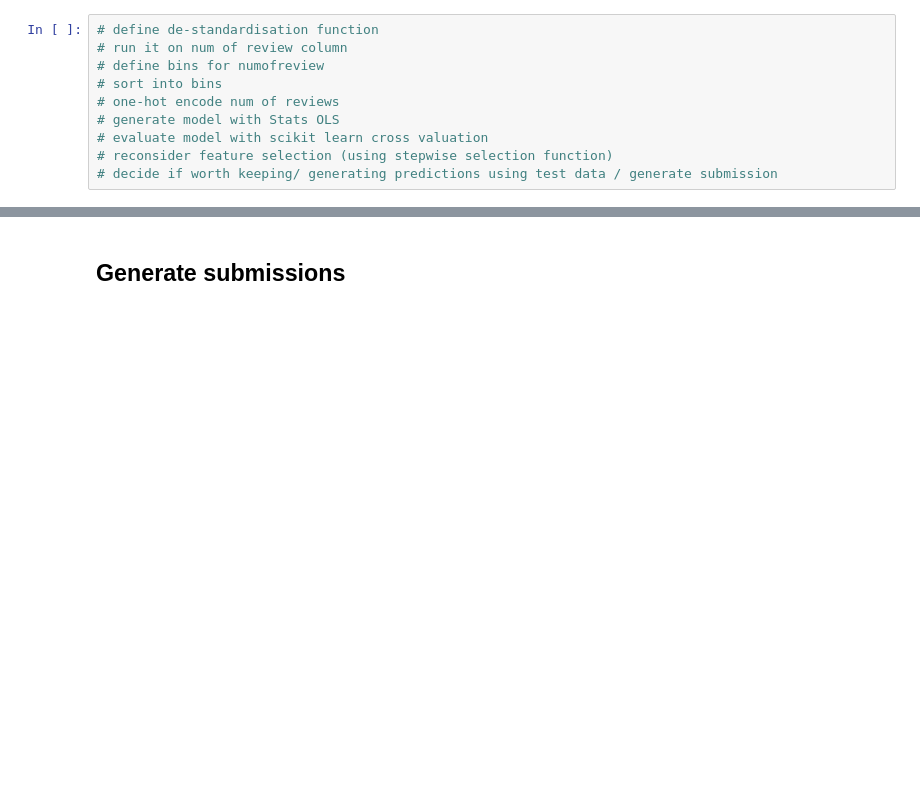
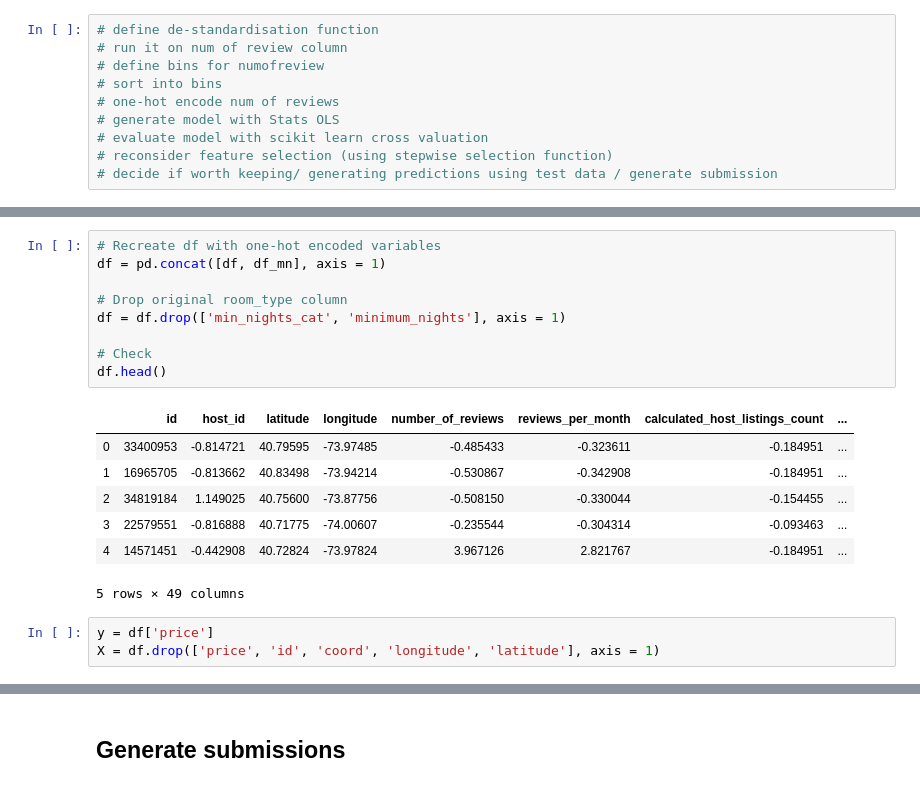
Before and after one commit to nadinezab/airbnb-kaggle-comp, a Jupyter notebook: AirBnB.ipynb, the cells around one changed output, grey strips where cells are left out. Saved outputs shown, nothing was run; the diff lists cells and outputs as text; blank space fills up the shorter version.

```diff
--- a/AirBnB.ipynb
+++ b/AirBnB.ipynb
@@ -1042,0 +1130,20 @@ array([66.6228012 , 69.11753819, 66.38626955, 70.0099942 , 68.45989224,
+# %%
+# Recreate df with one-hot encoded variables
+df = pd.concat([df, df_mn], axis = 1)
+
+# Drop original room_type column
+df = df.drop(['min_nights_cat', 'minimum_nights'], axis = 1)
+
+# Check
+df.head()
+# %% [output]
+|  | id | host_id | latitude | longitude | number_of_reviews | reviews_per_month | calculated_host_listings_count | ... |
+| 0 | 33400953 | -0.814721 | 40.79595 | -73.97485 | -0.485433 | -0.323611 | -0.184951 | ... |
+| 1 | 16965705 | -0.813662 | 40.83498 | -73.94214 | -0.530867 | -0.342908 | -0.184951 | ... |
+| 2 | 34819184 | 1.149025 | 40.75600 | -73.87756 | -0.508150 | -0.330044 | -0.154455 | ... |
+| 3 | 22579551 | -0.816888 | 40.71775 | -74.00607 | -0.235544 | -0.304314 | -0.093463 | ... |
+| 4 | 14571451 | -0.442908 | 40.72824 | -73.97824 | 3.967126 | 2.821767 | -0.184951 | ... |
+5 rows × 49 columns
+# %%
+y = df['price']
+X = df.drop(['price', 'id', 'coord', 'longitude', 'latitude'], axis = 1)
```
Also changed, not shown: parts of 30 cells of this notebook.
